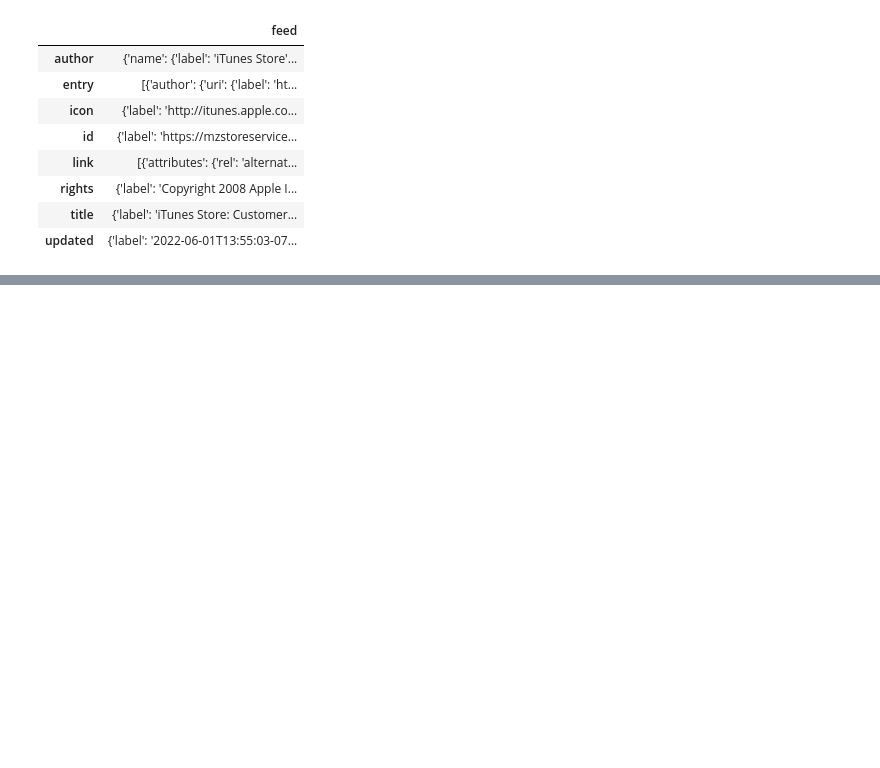
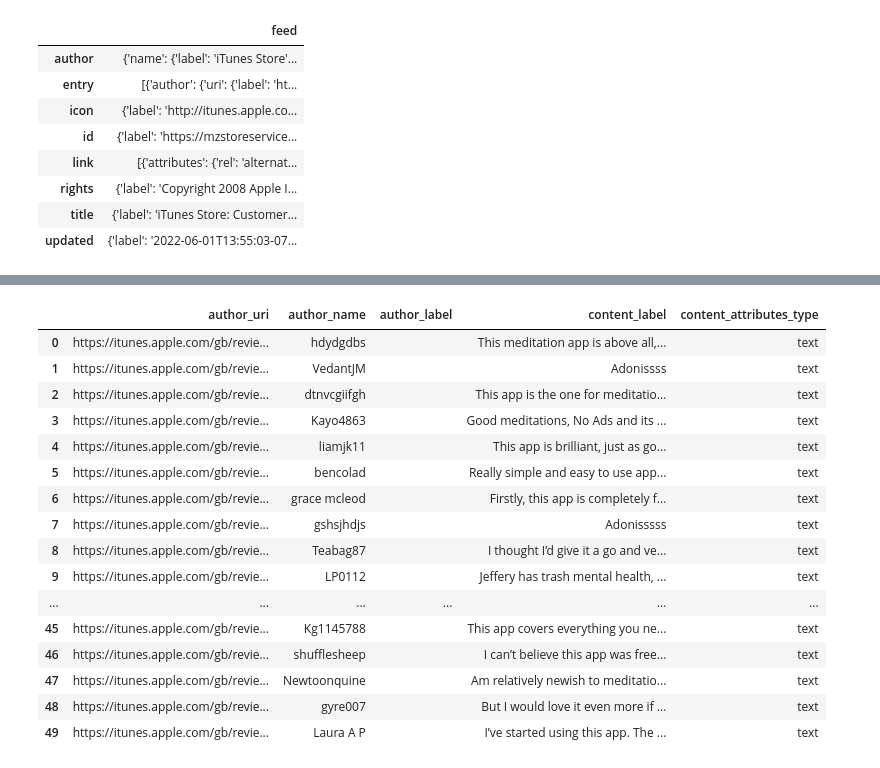
Before and after one commit to pmayd/itunes-customer-reviews, a Jupyter notebook: parse_json.ipynb, the cells around one changed output, grey strips where cells are left out. Drawn from its saved outputs; the diff is of its cells as text; code cells hidden in the pictures; blank space fills up the shorter version.

```diff
--- a/parse_json.ipynb
+++ b/parse_json.ipynb
@@ -59,6 +128,36 @@ pd.DataFrame(data).head()
 | 2 | {'uri': {'label': 'https://itunes... | {'label': '2022-05-19T13:23:14-07... | {'label': '5'} | {'label': '2.38'} | {'label': '8687670101'} | {'label': 'Brilliant & free!'} | {'label': 'This app is brilliant,... | {'attributes': {'rel': 'related',... | {'label': '0'} | ... |
 | 3 | {'uri': {'label': 'https://itunes... | {'label': '2022-05-18T13:29:34-07... | {'label': '5'} | {'label': '2.38'} | {'label': '8684436391'} | {'label': 'Great App So Far'} | {'label': 'Really simple and easy... | {'attributes': {'rel': 'related',... | {'label': '1'} | ... |
 | 4 | {'uri': {'label': 'https://itunes... | {'label': '2022-05-16T00:54:43-07... | {'label': '5'} | {'label': '2.38'} | {'label': '8676128334'} | {'label': 'Brilliant App!'} | {'label': 'Firstly, this app is c... | {'attributes': {'rel': 'related',... | {'label': '0'} | ... |
+# %%
+parsed_data = defaultdict(list)
+
+for entry in entries:
+    parsed_data["author_uri"].append(entry["author"]["uri"]["label"])
+    parsed_data["author_name"].append(entry["author"]["name"]["label"])
+    parsed_data["author_label"].append(entry["author"]["label"])
+    parsed_data["content_label"].append(entry["content"]["label"])
+    parsed_data["content_attributes_type"].append(entry["content"]["attributes"]["type"])
+    ...
+# %%
+pd.DataFrame(parsed_data)
+# %% [output]
+|  | author_uri | author_name | author_label | content_label | content_attributes_type |
+| 0 | https://itunes.apple.com/gb/revie... | hdydgdbs |  | This meditation app is above all,... | text |
+| 1 | https://itunes.apple.com/gb/revie... | VedantJM |  | Adonissss | text |
+| 2 | https://itunes.apple.com/gb/revie... | dtnvcgiifgh |  | This app is the one for meditatio... | text |
+| 3 | https://itunes.apple.com/gb/revie... | Kayo4863 |  | Good meditations, No Ads and its ... | text |
+| 4 | https://itunes.apple.com/gb/revie... | liamjk11 |  | This app is brilliant, just as go... | text |
+| 5 | https://itunes.apple.com/gb/revie... | bencolad |  | Really simple and easy to use app... | text |
+| 6 | https://itunes.apple.com/gb/revie... | grace mcleod |  | Firstly, this app is completely f... | text |
+| 7 | https://itunes.apple.com/gb/revie... | gshsjhdjs |  | Adonisssss | text |
+| 8 | https://itunes.apple.com/gb/revie... | Teabag87 |  | I thought I’d give it a go and ve... | text |
+| 9 | https://itunes.apple.com/gb/revie... | LP0112 |  | Jeffery has trash mental health, ... | text |
+| ... | ... | ... | ... | ... | ... |
+| 45 | https://itunes.apple.com/gb/revie... | Kg1145788 |  | This app covers everything you ne... | text |
+| 46 | https://itunes.apple.com/gb/revie... | shufflesheep |  | I can’t believe this app was free... | text |
+| 47 | https://itunes.apple.com/gb/revie... | Newtoonquine |  | Am relatively newish to meditatio... | text |
+| 48 | https://itunes.apple.com/gb/revie... | gyre007 |  | But I would love it even more if ... | text |
+| 49 | https://itunes.apple.com/gb/revie... | Laura A P |  | I’ve started using this app. The ... | text |
 # %%
 parsed_data = defaultdict(list)
 
```
Also changed, not shown: parts of 22 cells of this notebook.
